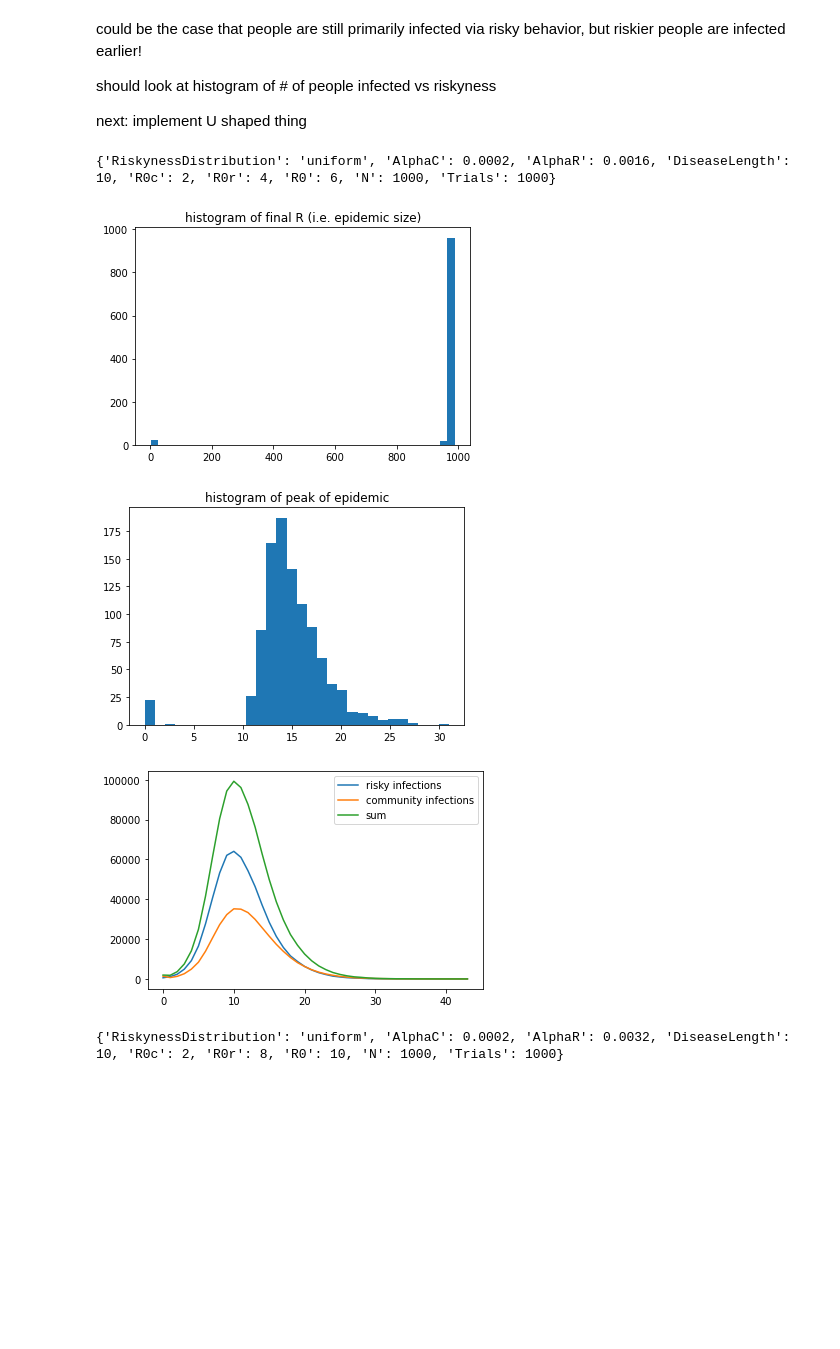
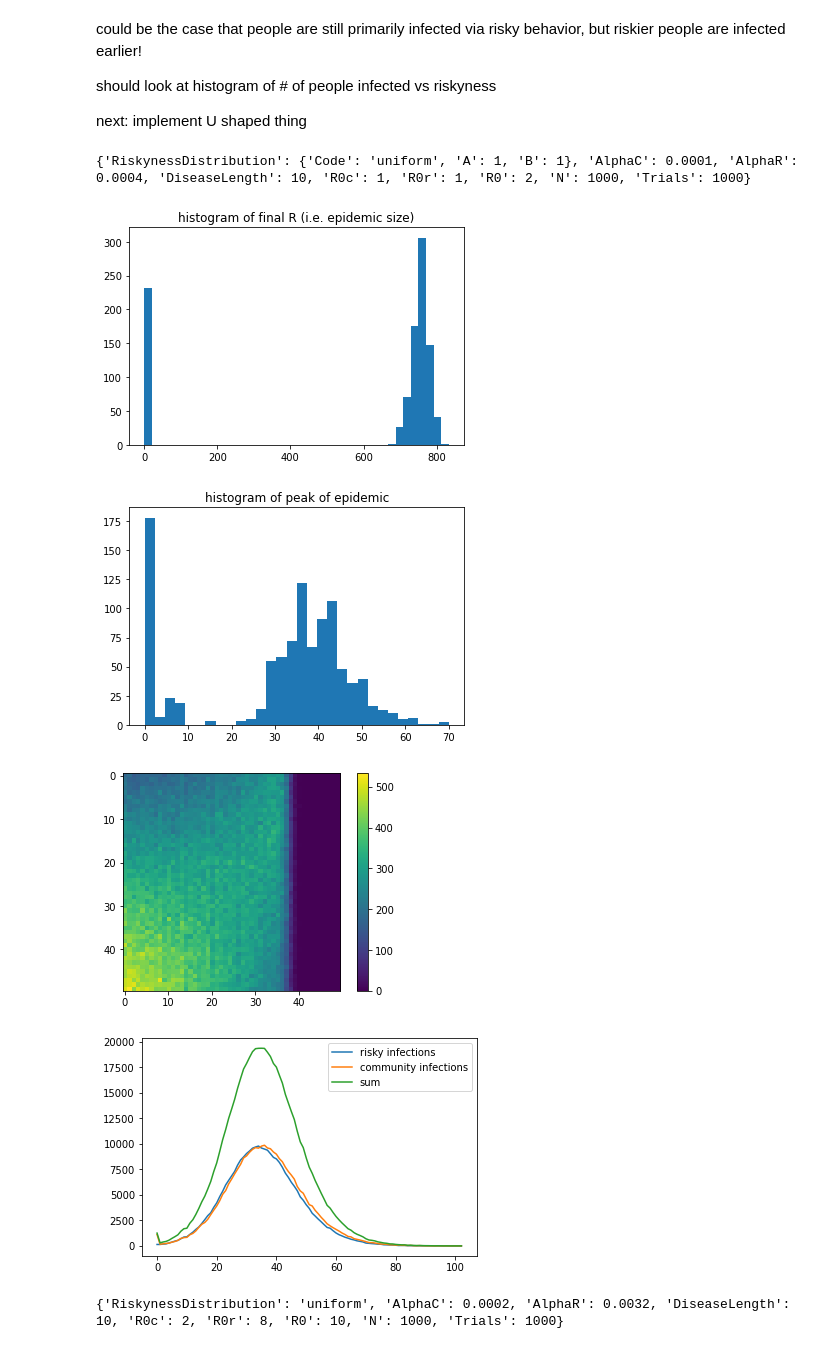
Before and after one commit to brendanwallace/hotspot, a Jupyter notebook: notebooks/analyze_v0.ipynb, the cells around one changed output. Drawn from its saved outputs; the diff is of its cells as text; code cells hidden in the pictures; blank space fills up the shorter version.

```diff
--- a/notebooks/analyze.ipynb
+++ b/notebooks/analyze_v0.ipynb
@@ -10,13 +10,13 @@ import matplotlib.pyplot as plt
 import pandas as pd
 import json
 # %%
-FILELOCATION = "/Users/brendan/Documents/projects/epidemiology_risky_nonrisky/go/data/"
+FILELOCATION = "/Users/brendan/Documents/projects/risky_sir/go/data/"
 UNIFORM = "uniform,T=10000,N=1000,9:21AM.json"
 DOUBLE_AR = "uniform,T=1000,N=1000,ac=0.0001,ar=0.0008,dl=10,7:47AM.json"
 TRIPLE_AR = "uniform,T=1000,N=1000,ac=0.0001,ar=0.0012,dl=10,8:02AM.json"
 QUAD_AR = "uniform,T=1000,N=1000,ac=0.0001,ar=0.0016,dl=10,8:05AM.json"
 
-def imshow_events_by_p_time(data, mag=10):
+def imshow_events_by_p_time(data, mag=20):
     flat = [item for l in data['InfectionEvents'] for item in l]
     events = pd.DataFrame(pd.json_normalize(flat))
     N = data['Parameters']['N']
@@ -98,12 +98,13 @@ def analyze(filename, Rhist=True, timehist=True, imshow=True, plot_by_time=True)
     if plot_by_time:
         plot_events_by_time(data)
 # %%
-analyze("uniform,T=1000,N=1000,ac=0.0002,ar=0.0016,dl=10,10:19AM.json", imshow=False)
+analyze("uniform,T=1000,N=1000,ac=0.0001,ar=0.0004,dl=10.json")
 # %% [output]
-{'RiskynessDistribution': 'uniform', 'AlphaC': 0.0002, 'AlphaR': 0.0016, 'DiseaseLength': 10, 'R0c': 2, 'R0r': 4, 'R0': 6, 'N': 1000, 'Trials': 1000}
+{'RiskynessDistribution': {'Code': 'uniform', 'A': 1, 'B': 1}, 'AlphaC': 0.0001, 'AlphaR': 0.0004, 'DiseaseLength': 10, 'R0c': 1, 'R0r': 1, 'R0': 2, 'N': 1000, 'Trials': 1000}
-[figure, old version]
+[figure, new version]
-[figure, old version]
+[figure, new version]
-[figure, old version]
+[figure, new version]
+[figure, added]
 # %%
 analyze("uniform,T=1000,N=1000,ac=0.0002,ar=0.0032,dl=10,11:24AM.json")
 # %% [output]
```
Also changed, not shown: 9 other files.
